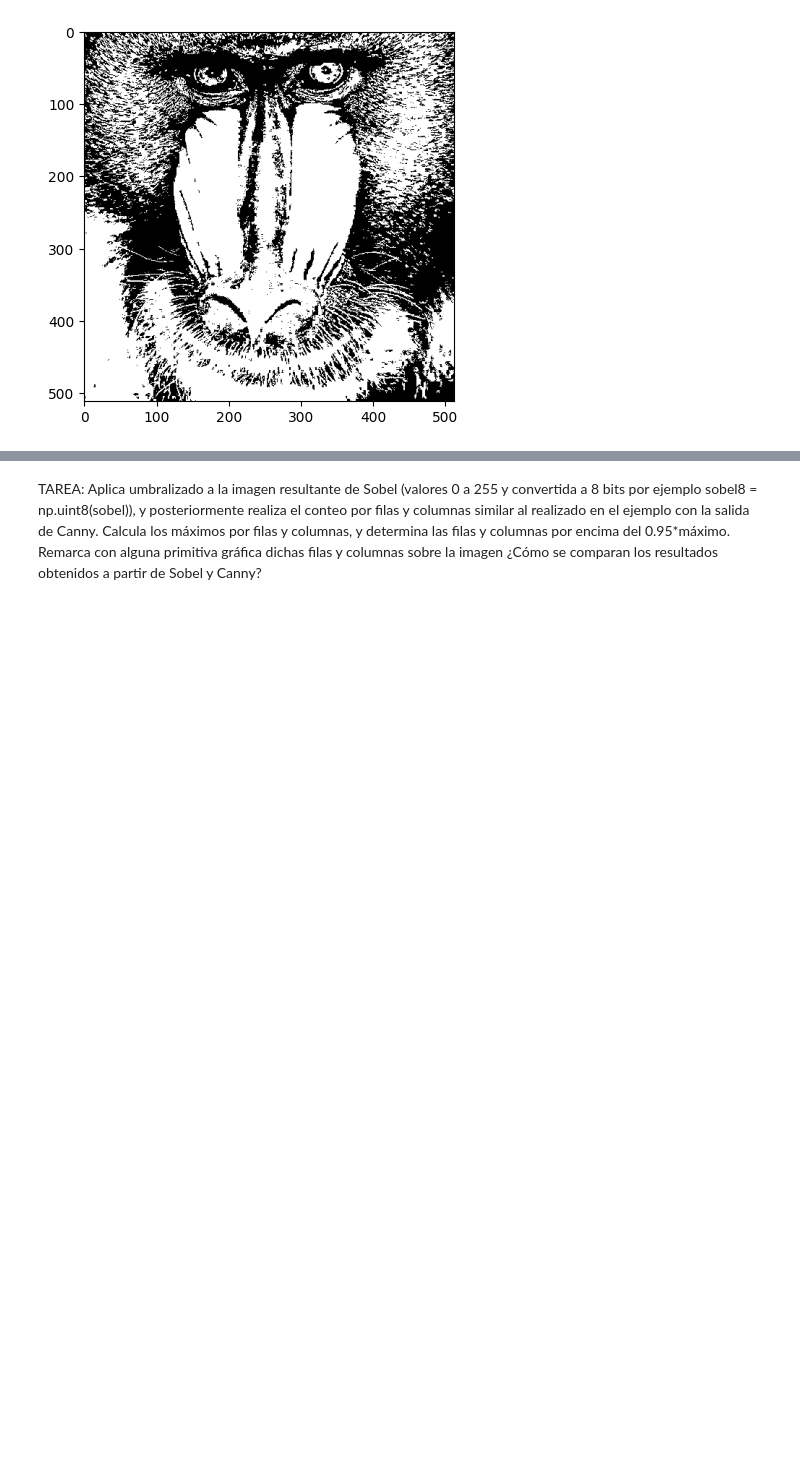
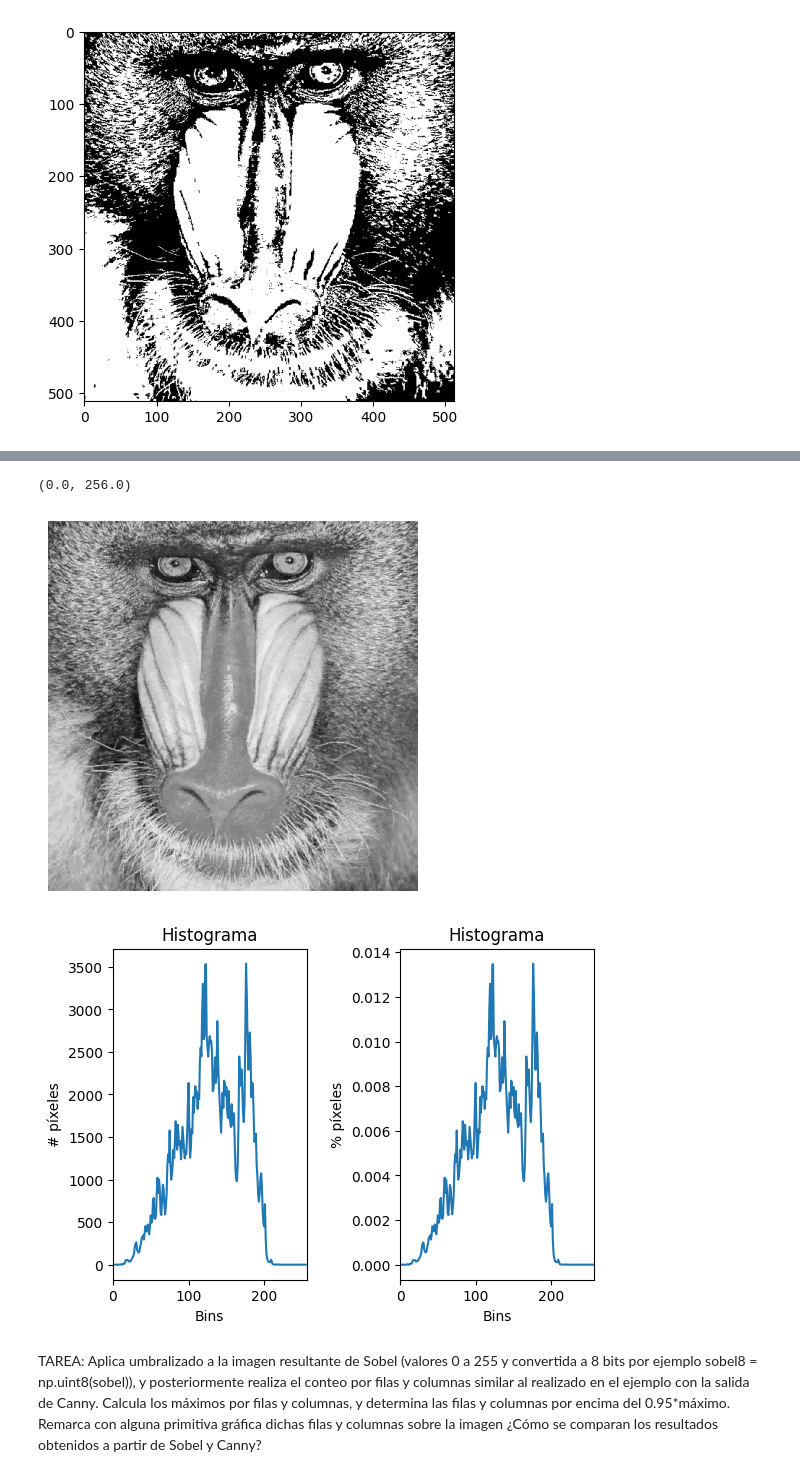
Before and after one commit to gitfrandu4/40982-VC, a Jupyter notebook: P2/VC_P2.ipynb, the cells around one changed output, grey strips where cells are left out. Cells and saved outputs as stored; diff of their text form; code cells hidden in the pictures; blank space fills up the shorter version.

Commit message:
wip: histograms

```diff
--- a/P2/VC_P2.ipynb
+++ b/P2/VC_P2.ipynb
@@ -389,30 +406,37 @@ El histograma de una imagen aporta información sobre el valor de umbral a elegi
 # %%
-#Cálculo del histograma de una imagen en escala de grises
-hist = cv2.calcHist([gris], [0], None, [256], [0, 256])
+img = cv2.imread('mandril.jpg')
+img_gray = cv2.cvtColor(img, cv2.COLOR_BGR2GRAY)
+
+# Calculate the histogram of the grayscale image
+hist = cv2.calcHist([img_gray], [0], None, [256], [0, 256])
 
 plt.figure()
 plt.axis("off")
 plt.imshow(gris, cmap='gray')
 
-# Histograma sin normalizar
+# Show the histogram
 plt.figure()
 plt.subplot(1, 2, 1)
 plt.title("Histograma")
 plt.xlabel("Bins")
 plt.ylabel("# píxeles")
 plt.plot(hist)
 plt.xlim([0, 256])
 
 #Normaliza el histograma en base al número de píxeles y lo muestra
 hist /= hist.sum()
 
 plt.subplot(1, 2, 2)
 plt.title("Histograma")
 plt.xlabel("Bins")
 plt.ylabel("% píxeles")
 plt.tight_layout(pad=3.0) #separación entre plots
 plt.plot(hist)
 plt.xlim([0, 256])
+# %% [output]
+(0.0, 256.0)
+[figure, added]
+[figure, added]
 # %% [markdown]
 TAREA: Aplica umbralizado a la imagen resultante de Sobel (valores 0 a 255 y convertida a 8 bits por ejemplo sobel8 = np.uint8(sobel)), y posteriormente realiza el conteo por filas y columnas similar al realizado en el ejemplo con la salida de Canny. Calcula los máximos por filas y columnas, y determina las filas y columnas por encima del 0.95*máximo. Remarca con alguna primitiva gráfica dichas filas y columnas sobre la imagen ¿Cómo se comparan los resultados obtenidos a partir de Sobel y Canny?
 # %% [markdown]
```
Also changed, not shown: parts of 4 cells of this notebook.
